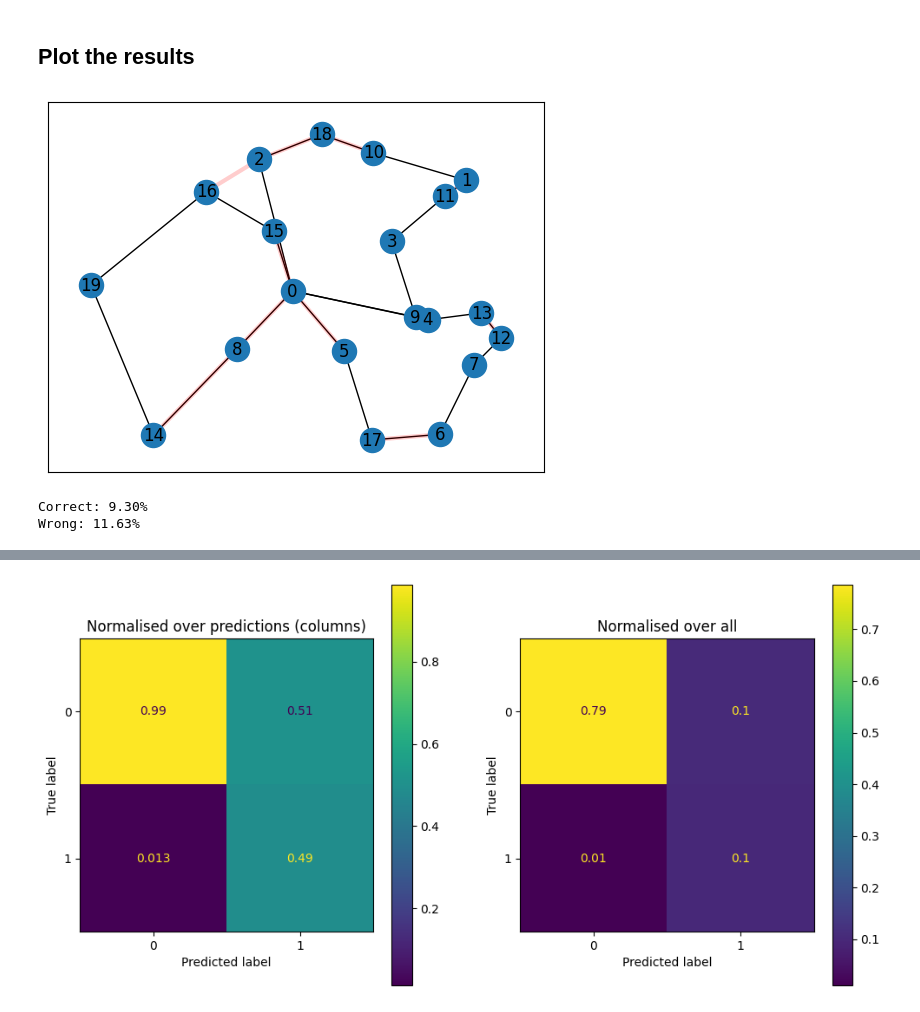
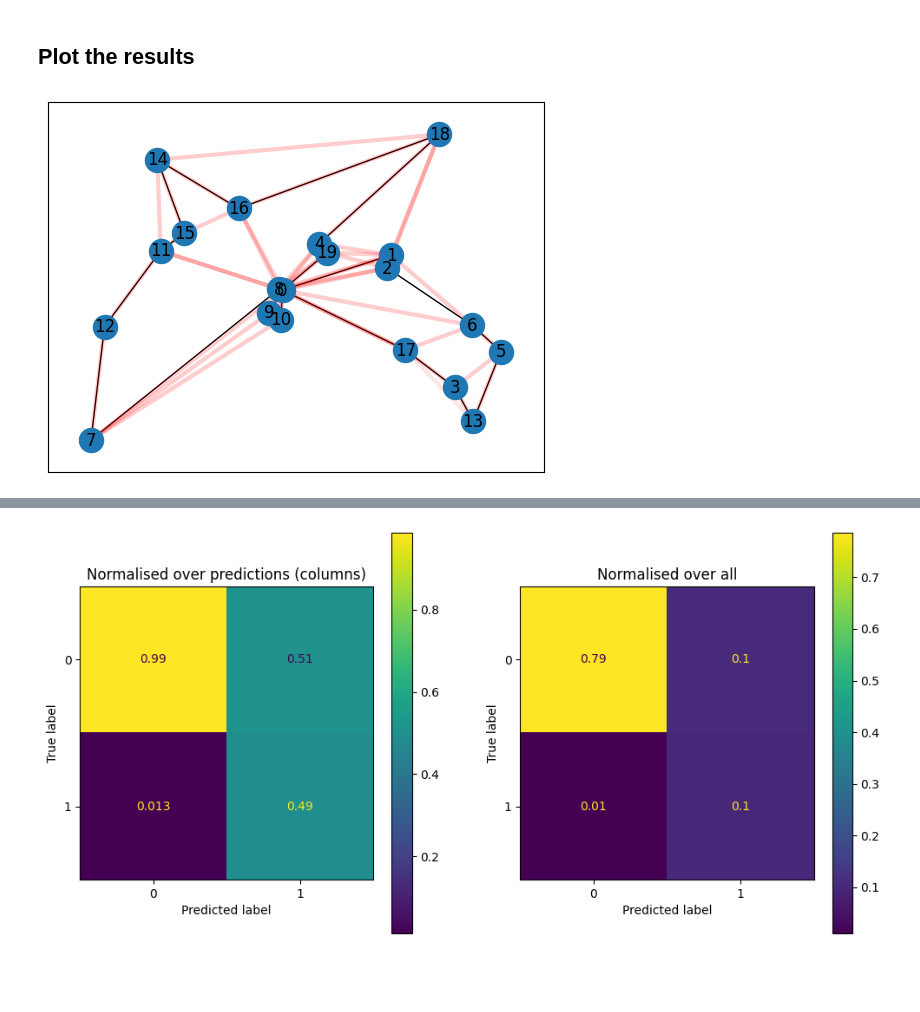
Before and after one commit to sebammon/vrp-thesis, a Jupyter notebook: Graph ConvNet.ipynb, the cells around one changed output, grey strips where cells are left out. Cells and saved outputs as stored; diff of their text form; code cells hidden in the pictures; blank space fills up the shorter version.

```diff
--- a/Graph ConvNet.ipynb
+++ b/Graph ConvNet.ipynb
@@ -11,7 +11,7 @@ Open questions:
 * How are class weights calculated
 * log_softmax and NLLLoss vs CrossEntropy (CrossEntropy calculation meaning)
 # %%
-LOAD_CHECKPOINT = False
+LOAD_CHECKPOINT = True
 # %%
 import numpy as np
 import matplotlib.pyplot as plt
@@ -70,5 +70,5 @@ def get_batch(dl): return next(iter(dl))
 # %%
-batch_features, batch_targets = next(iter(train_dataloader))
+batch_features, batch_targets = get_batch(train_dataloader)
 coords = first(batch_features[0]).cpu().numpy()
 target = first(batch_targets).cpu().numpy()
 # %%
@@ -328,5 +321,13 @@ pred_prob_adjusted[pred_prob<0.95] = 0
 # %% [markdown]
 ## Plot the results
+# %%
+test_features, test_targets = get_batch(test_dataloader)
+coords = test_features[0]
+# %%
+pred = eval_model(*test_features)
+pred = F.softmax(pred, dim=3)
+pred_prob = pred[..., 1].cpu().numpy()
+pred_prob_argmax = pred.argmax(dim=3).cpu().numpy()
 # %%
 def adj_matrix_to_list(adj_matrix):
     adj_list = []
@@ -350,6 +351,6 @@ def plot_edge_predictions(coords, pred, target, ax):
 # %%
 fig, ax = plt.subplots()
-i = 5
-plot_edge_predictions(batch_coords[i].cpu().numpy(), pred_prob_adjusted[i], batch_targets[i].cpu().numpy(), ax=ax)
+i = 0
+plot_edge_predictions(coords[i].cpu().numpy(), pred_prob_argmax[i], test_targets[i].cpu().numpy(), ax=ax)
 # %% [output]
-[figure, old version]
+[figure, new version]
@@ -381,9 +356,0 @@ def edge_errors(preds, targets):
-# %%
-targets = batch_targets.cpu().numpy()
-
-true_edge_error, false_edge_error = edge_errors(preds, targets)
-print(f"Correct: {true_edge_error:.2%}")
-print(f"Wrong: {false_edge_error:.2%}")
-# %% [output]
-Correct: 9.30%
-Wrong: 11.63%
```
Also changed, not shown: parts of 21 cells of this notebook, 2 other files.
